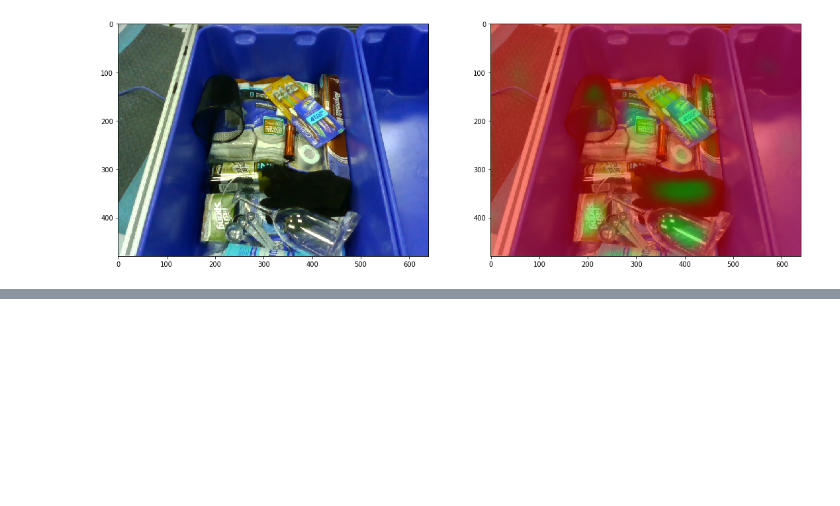
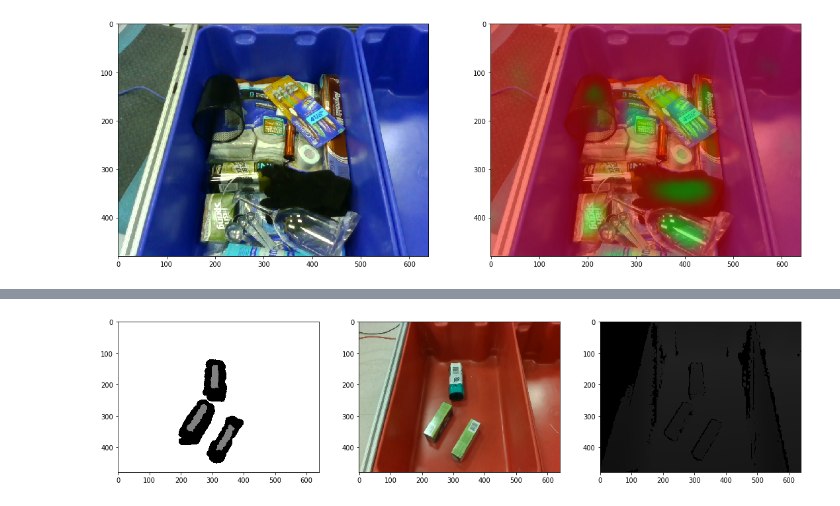
Before and after one commit to andyzeng/arc-robot-vision, a Jupyter notebook: analyse_results.ipynb, the cells around one changed output, grey strips where cells are left out. Cells and saved outputs as stored; diff of their text form; code cells hidden in the pictures; blank space fills up the shorter version.

Commit message:
Analyse an example with labels

```diff
--- a/analyse_results.ipynb
+++ b/analyse_results.ipynb
@@ -66,0 +102,11 @@ f.set_size_inches(18.5, 10.5)
+# %%
+f, ax = plt.subplots(1,3)
+l = cv2.imread('/home/jakub/arc-robot-vision/suction-based-grasping/data/label/000000-0.png')
+im_col = cv2.imread('/home/jakub/arc-robot-vision/suction-based-grasping/data/color-input/000000-0.png')
+im_dep = cv2.imread('/home/jakub/arc-robot-vision/suction-based-grasping/data/depth-input/000000-0.png')
+ax[0].imshow(l[...,::-1])
+ax[1].imshow(im_col[...,::-1])
+ax[2].imshow(im_dep[...,::-1])
+f.set_size_inches(18.5, 10.5)
+# %% [output]
+[figure, added]
```
Also changed, not shown: parts of 11 cells of this notebook.
